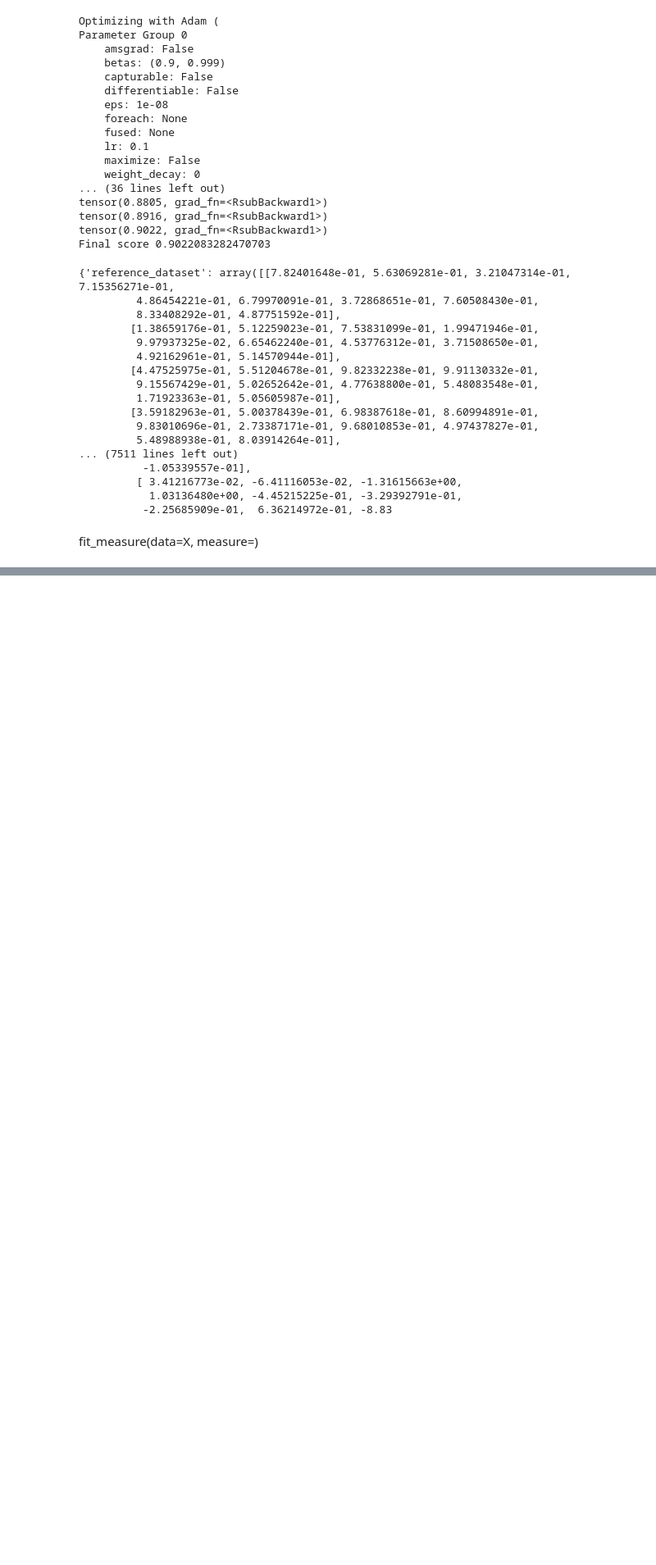
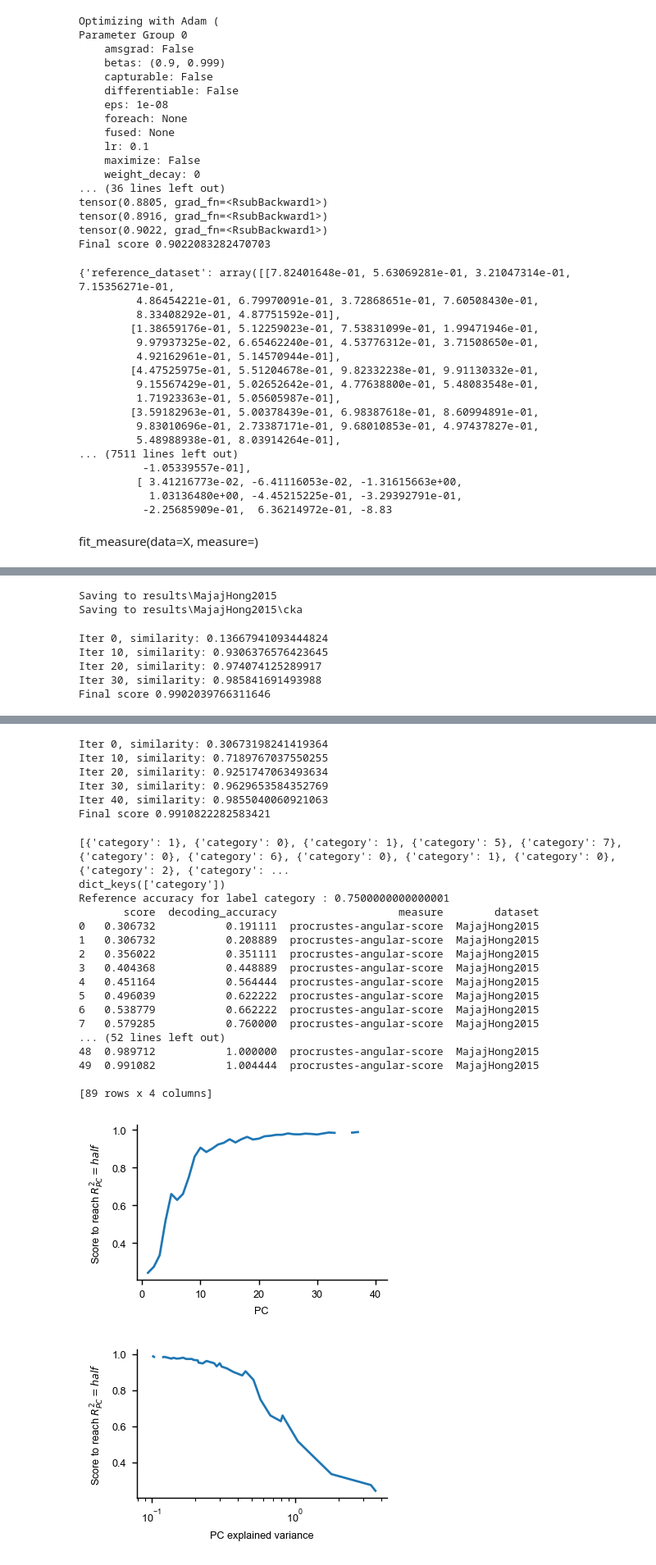
Before and after one commit to nacloos/diffscore, a Jupyter notebook: examples/optimization_dynamics.ipynb, the cells around one changed output, grey strips where cells are left out. Shown at 82% size. Saved outputs shown, nothing was run; the diff lists cells and outputs as text; code cells hidden in the pictures; blank space fills up the shorter version.

```diff
--- a/examples/optimization_dynamics.ipynb
+++ b/examples/optimization_dynamics.ipynb
@@ -73,0 +463,19 @@ fit_measure(data=X, measure=)
+# %%
+from diffscore.analysis import pipeline_optim_score
+from pathlib import Path
+
+pipeline_optim_score(
+    dataset="MajajHong2015",
+    measure=["cka", "procrustes-angular-score"],
+    stop_score=0.99,
+    labels=["category"],
+    save_dir=Path("results") / "MajajHong2015",
+)
+# %% [output]
+Saving to results\MajajHong2015
+Saving to results\MajajHong2015\cka
+Iter 0, similarity: 0.13667941093444824
+Iter 10, similarity: 0.9306376576423645
+Iter 20, similarity: 0.974074125289917
+Iter 30, similarity: 0.985841691493988
+Final score 0.9902039766311646
@@ -73,0 +499,25 @@ fit_measure(data=X, measure=)
+Iter 0, similarity: 0.30673198241419364
+Iter 10, similarity: 0.7189767037550255
+Iter 20, similarity: 0.9251747063493634
+Iter 30, similarity: 0.9629653584352769
+Iter 40, similarity: 0.9855040060921063
+Final score 0.9910822282583421
+[{'category': 1}, {'category': 0}, {'category': 1}, {'category': 5}, {'category': 7}, {'category': 0}, {'category': 6}, {'category': 0}, {'category': 1}, {'category': 0}, {'category': 2}, {'category': ...
+dict_keys(['category'])
+Reference accuracy for label category : 0.7500000000000001
+       score  decoding_accuracy                   measure        dataset
+0   0.306732           0.191111  procrustes-angular-score  MajajHong2015
+1   0.306732           0.208889  procrustes-angular-score  MajajHong2015
+2   0.356022           0.351111  procrustes-angular-score  MajajHong2015
+3   0.404368           0.448889  procrustes-angular-score  MajajHong2015
+4   0.451164           0.564444  procrustes-angular-score  MajajHong2015
+5   0.496039           0.622222  procrustes-angular-score  MajajHong2015
+6   0.538779           0.662222  procrustes-angular-score  MajajHong2015
+7   0.579285           0.760000  procrustes-angular-score  MajajHong2015
+... (52 lines left out)
+48  0.989712           1.000000  procrustes-angular-score  MajajHong2015
+49  0.991082           1.004444  procrustes-angular-score  MajajHong2015
+
+[89 rows x 4 columns]
+[figure, added]
+[figure, added]
```
Also changed, not shown: parts of 13 cells of this notebook, 11 other files.
